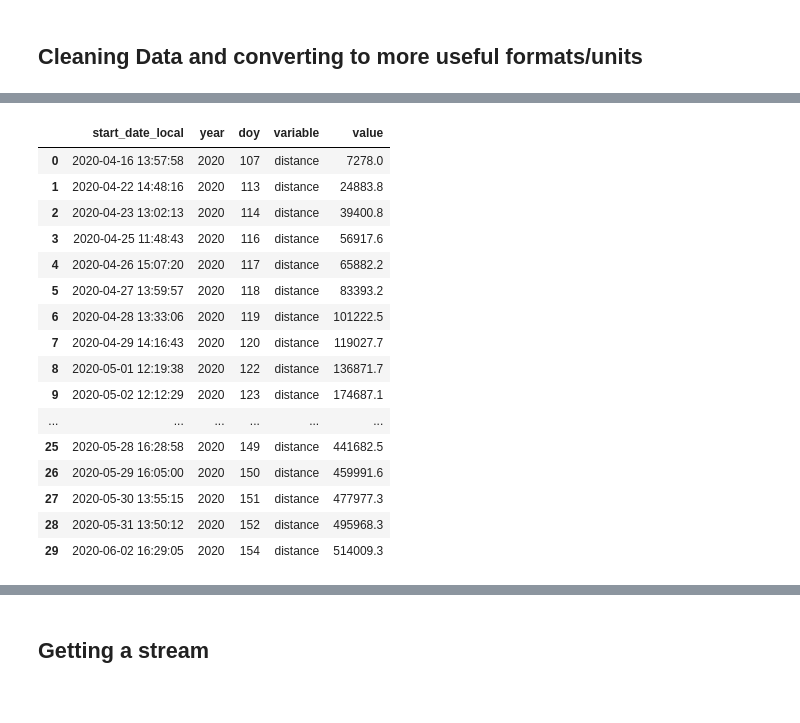
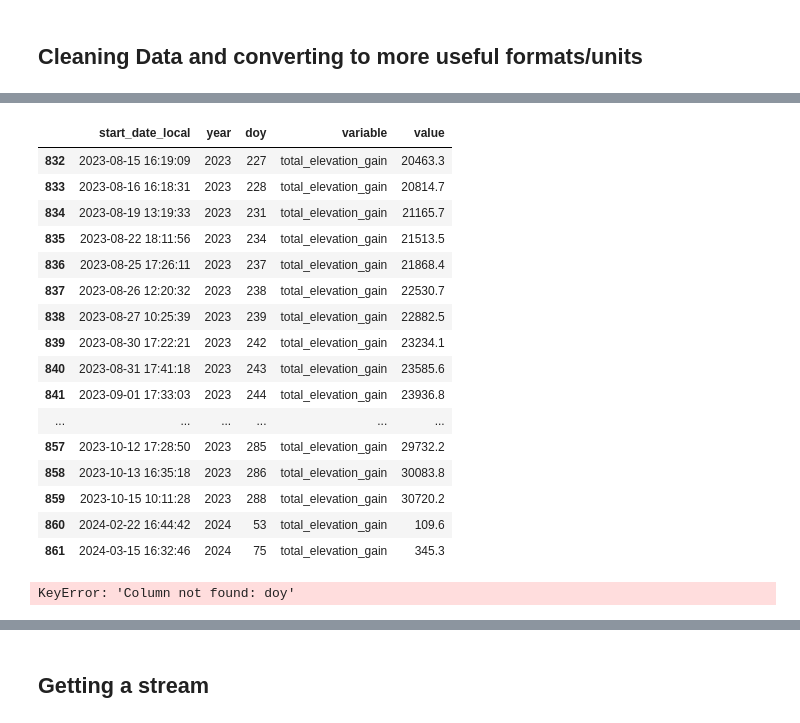
Before and after one commit to NWNHT/StravaPlotting, a Jupyter notebook: src/display_strava.ipynb, the cells around one changed output, grey strips where cells are left out. Cells and saved outputs as stored; diff of their text form; code cells hidden in the pictures.

```diff
--- a/src/display_strava.ipynb
+++ b/src/display_strava.ipynb
@@ -3,6 +3,7 @@ from strava.data.cache import Cache
 from strava.data.strava_requests import *
 from strava.plotting.strava_annual_plots import *
 from strava.plotting.strava_stream_plots import *
+from generate_plots import get_clean_activities
 
 import aiohttp
 import asyncio
@@ -26,6 +27,8 @@ from PIL import Image
 urllib3.disable_warnings(urllib3.exceptions.InsecureRequestWarning)
 gg.options.figure_size = (11, 8.5)
 pt.dark()
+
+pd.set_option('display.max_columns', 500)
 # %% [markdown]
 ## Get the Raw data and create a copy
 # %%
@@ -80,27 +103,31 @@ activities_df.head(2)
 # %%
 df_test = activities_df.sort_values('start_date_local')[['start_date_local', 'distance', 'total_elevation_gain', 'year']].set_index('start_date_local').groupby('year').cumsum().reset_index()
 df_test['year'] = pd.Categorical(df_test.start_date_local.apply(lambda x: x.year))
 df_test['doy'] = df_test.start_date_local.apply(lambda x: x.timetuple().tm_yday)
 df_melt = df_test.melt(id_vars=['start_date_local', 'year', 'doy'])
-df_melt.head(30)
+df_melt.tail(30)
 # %% [output]
 |  | start_date_local | year | doy | variable | value |
-| 0 | 2020-04-16 13:57:58 | 2020 | 107 | distance | 7278.0 |
-| 1 | 2020-04-22 14:48:16 | 2020 | 113 | distance | 24883.8 |
-| 2 | 2020-04-23 13:02:13 | 2020 | 114 | distance | 39400.8 |
-| 3 | 2020-04-25 11:48:43 | 2020 | 116 | distance | 56917.6 |
-| 4 | 2020-04-26 15:07:20 | 2020 | 117 | distance | 65882.2 |
-| 5 | 2020-04-27 13:59:57 | 2020 | 118 | distance | 83393.2 |
-| 6 | 2020-04-28 13:33:06 | 2020 | 119 | distance | 101222.5 |
-| 7 | 2020-04-29 14:16:43 | 2020 | 120 | distance | 119027.7 |
-| 8 | 2020-05-01 12:19:38 | 2020 | 122 | distance | 136871.7 |
-| 9 | 2020-05-02 12:12:29 | 2020 | 123 | distance | 174687.1 |
+| 832 | 2023-08-15 16:19:09 | 2023 | 227 | total_elevation_gain | 20463.3 |
+| 833 | 2023-08-16 16:18:31 | 2023 | 228 | total_elevation_gain | 20814.7 |
+| 834 | 2023-08-19 13:19:33 | 2023 | 231 | total_elevation_gain | 21165.7 |
+| 835 | 2023-08-22 18:11:56 | 2023 | 234 | total_elevation_gain | 21513.5 |
+| 836 | 2023-08-25 17:26:11 | 2023 | 237 | total_elevation_gain | 21868.4 |
+| 837 | 2023-08-26 12:20:32 | 2023 | 238 | total_elevation_gain | 22530.7 |
+| 838 | 2023-08-27 10:25:39 | 2023 | 239 | total_elevation_gain | 22882.5 |
+| 839 | 2023-08-30 17:22:21 | 2023 | 242 | total_elevation_gain | 23234.1 |
+| 840 | 2023-08-31 17:41:18 | 2023 | 243 | total_elevation_gain | 23585.6 |
+| 841 | 2023-09-01 17:33:03 | 2023 | 244 | total_elevation_gain | 23936.8 |
 | ... | ... | ... | ... | ... | ... |
-| 25 | 2020-05-28 16:28:58 | 2020 | 149 | distance | 441682.5 |
-| 26 | 2020-05-29 16:05:00 | 2020 | 150 | distance | 459991.6 |
-| 27 | 2020-05-30 13:55:15 | 2020 | 151 | distance | 477977.3 |
-| 28 | 2020-05-31 13:50:12 | 2020 | 152 | distance | 495968.3 |
-| 29 | 2020-06-02 16:29:05 | 2020 | 154 | distance | 514009.3 |
+| 857 | 2023-10-12 17:28:50 | 2023 | 285 | total_elevation_gain | 29732.2 |
+| 858 | 2023-10-13 16:35:18 | 2023 | 286 | total_elevation_gain | 30083.8 |
+| 859 | 2023-10-15 10:11:28 | 2023 | 288 | total_elevation_gain | 30720.2 |
+| 860 | 2024-02-22 16:44:42 | 2024 | 53 | total_elevation_gain | 109.6 |
+| 861 | 2024-03-15 16:32:46 | 2024 | 75 | total_elevation_gain | 345.3 |
+# %%
+activities_df.groupby('year')['doy'].describe()
+# %% [output]
+KeyError: 'Column not found: doy'
 # %%
 (gg.ggplot(df_melt.query('variable == "total_elevation_gain"'), gg.aes(x='doy', y='value', colour='year'))
     + gg.geom_line(size=1.5)
```
Also changed, not shown: parts of 11 cells of this notebook, 1 other file.
